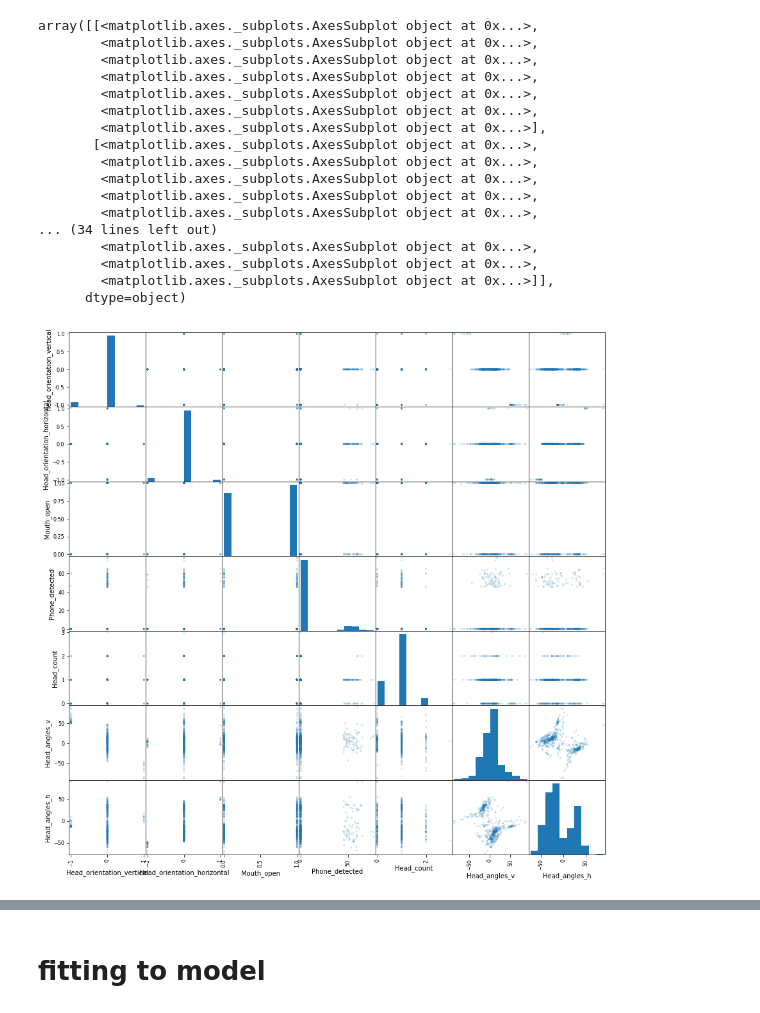
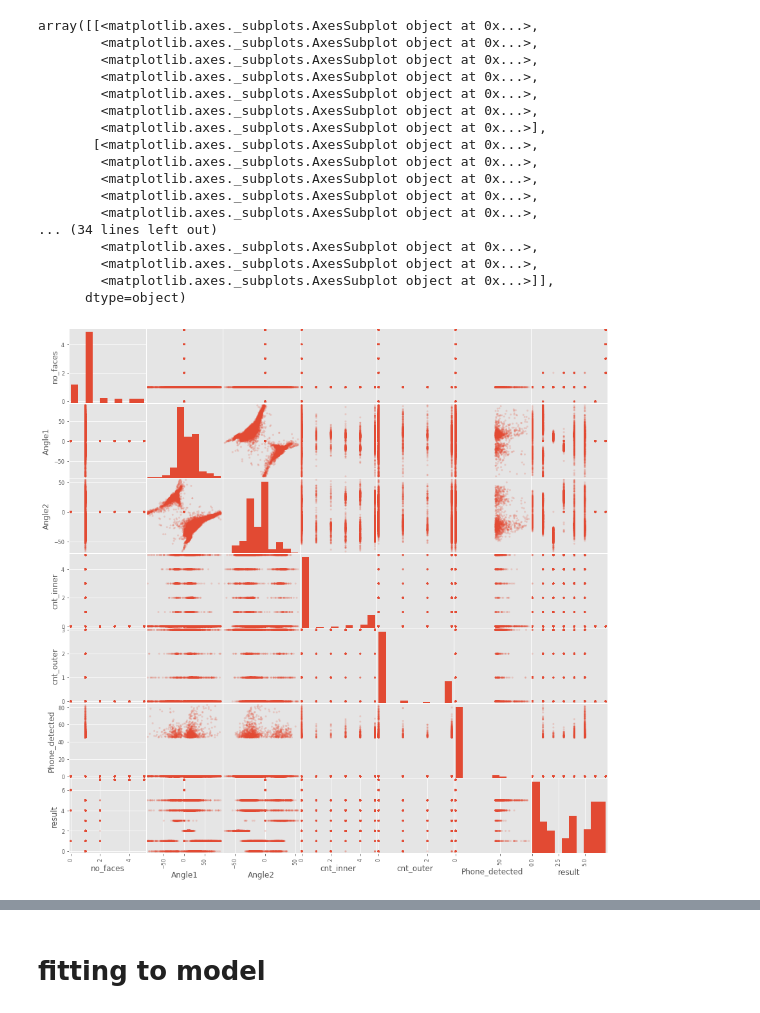
Before and after one commit to WebProctorated/WebProc, a Jupyter notebook: Cheat Detection.ipynb, the cells around one changed output, grey strips where cells are left out. Drawn from its saved outputs; the diff is of its cells as text; code cells hidden in the pictures.

```diff
--- a/Cheat Detection.ipynb
+++ b/Cheat Detection.ipynb
@@ -6,0 +7,11 @@ ncheat_data = pd.read_csv('non-cheat.csv')
+# %%
+class0 = pd.read_csv('class0.csv').assign(result=[0]*class0.shape[0])
+class1 = pd.read_csv('class1.csv').assign(result=[1]*class1.shape[0])
+class2 = pd.read_csv('class2.csv').assign(result=[2]*class2.shape[0])
+class3 = pd.read_csv('class3.csv').assign(result=[3]*class3.shape[0])
+class4 = pd.read_csv('class4.csv').assign(result=[4]*class4.shape[0])
+class5 = pd.read_csv('class5.csv').assign(result=[5]*class5.shape[0])
+class6 = pd.read_csv('class6.csv').assign(result=[6]*class6.shape[0])
+class7 = pd.read_csv('class7.csv').assign(result=[7]*class7.shape[0])
+# %%
+df = pd.concat([class0,class1,class2,class3,class4,class5,class6,class7])
@@ -118,24 +132,24 @@ ncheat_data.cov()
 # %%
-pd.plotting.scatter_matrix(cheat_data,alpha=0.2,figsize=(15,15))
+pd.plotting.scatter_matrix(df,alpha=0.2,figsize=(15,15))
 # %% [output]
 array([[<matplotlib.axes._subplots.AxesSubplot object at 0x...>,
         <matplotlib.axes._subplots.AxesSubplot object at 0x...>,
         <matplotlib.axes._subplots.AxesSubplot object at 0x...>,
         <matplotlib.axes._subplots.AxesSubplot object at 0x...>,
         <matplotlib.axes._subplots.AxesSubplot object at 0x...>,
         <matplotlib.axes._subplots.AxesSubplot object at 0x...>,
         <matplotlib.axes._subplots.AxesSubplot object at 0x...>],
        [<matplotlib.axes._subplots.AxesSubplot object at 0x...>,
         <matplotlib.axes._subplots.AxesSubplot object at 0x...>,
         <matplotlib.axes._subplots.AxesSubplot object at 0x...>,
         <matplotlib.axes._subplots.AxesSubplot object at 0x...>,
         <matplotlib.axes._subplots.AxesSubplot object at 0x...>,
 ... (34 lines left out)
         <matplotlib.axes._subplots.AxesSubplot object at 0x...>,
         <matplotlib.axes._subplots.AxesSubplot object at 0x...>,
         <matplotlib.axes._subplots.AxesSubplot object at 0x...>]],
       dtype=object)
-[figure, old version]
+[figure, new version]
 # %%
 pd.plotting.scatter_matrix(ncheat_data,alpha=0.2,figsize=(15,15))
 # %% [output]
```
Also changed, not shown: parts of 67 cells of this notebook, 17 other files.
